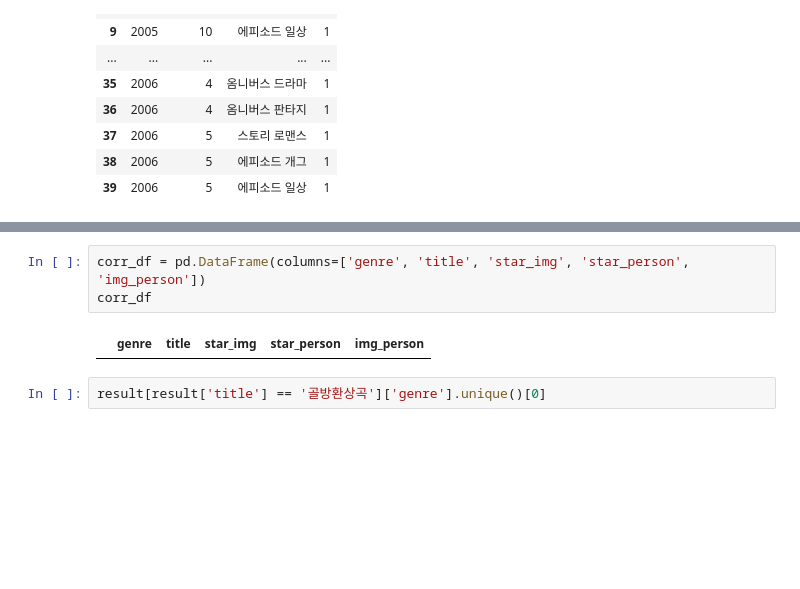
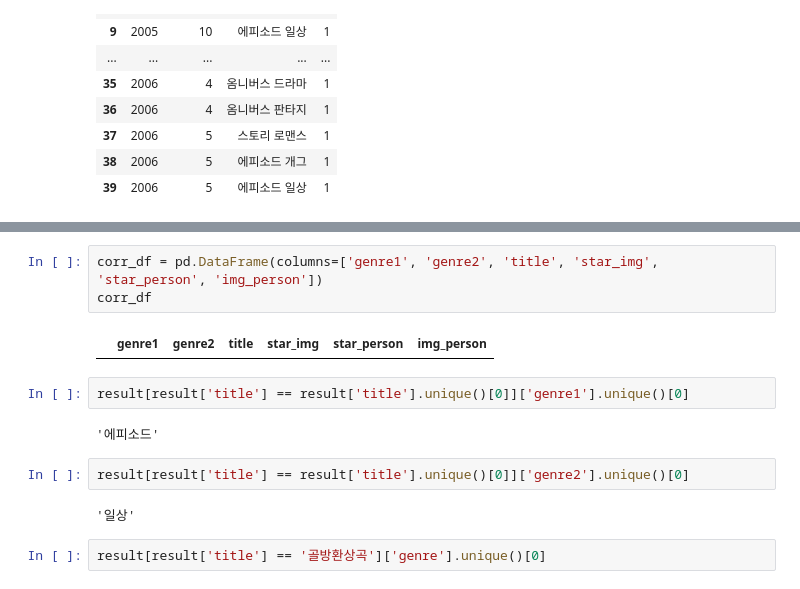
Before and after one commit to aeea-0605/first_project, a Jupyter notebook: NaverWebtoon_EDA/EDA.ipynb, the cells around one changed output, grey strips where cells are left out. Cells and saved outputs as stored; diff of their text form; blank space fills up the shorter version.

```diff
--- a/NaverWebtoon_EDA/EDA.ipynb
+++ b/NaverWebtoon_EDA/EDA.ipynb
@@ -466,8 +629,16 @@ print(result.shape)
 # %%
-corr_df = pd.DataFrame(columns=['genre', 'title', 'star_img', 'star_person', 'img_person'])
+corr_df = pd.DataFrame(columns=['genre1', 'genre2', 'title', 'star_img', 'star_person', 'img_person'])
 corr_df
 # %% [output]
-|  | genre | title | star_img | star_person | img_person |
+|  | genre1 | genre2 | title | star_img | star_person | img_person |
+# %%
+result[result['title'] == result['title'].unique()[0]]['genre1'].unique()[0]
+# %% [output]
+'에피소드'
+# %%
+result[result['title'] == result['title'].unique()[0]]['genre2'].unique()[0]
+# %% [output]
+'일상'
 # %%
 result[result['title'] == '골방환상곡']['genre'].unique()[0]
 # %% [output]
```
Also changed, not shown: parts of 67 cells of this notebook.
